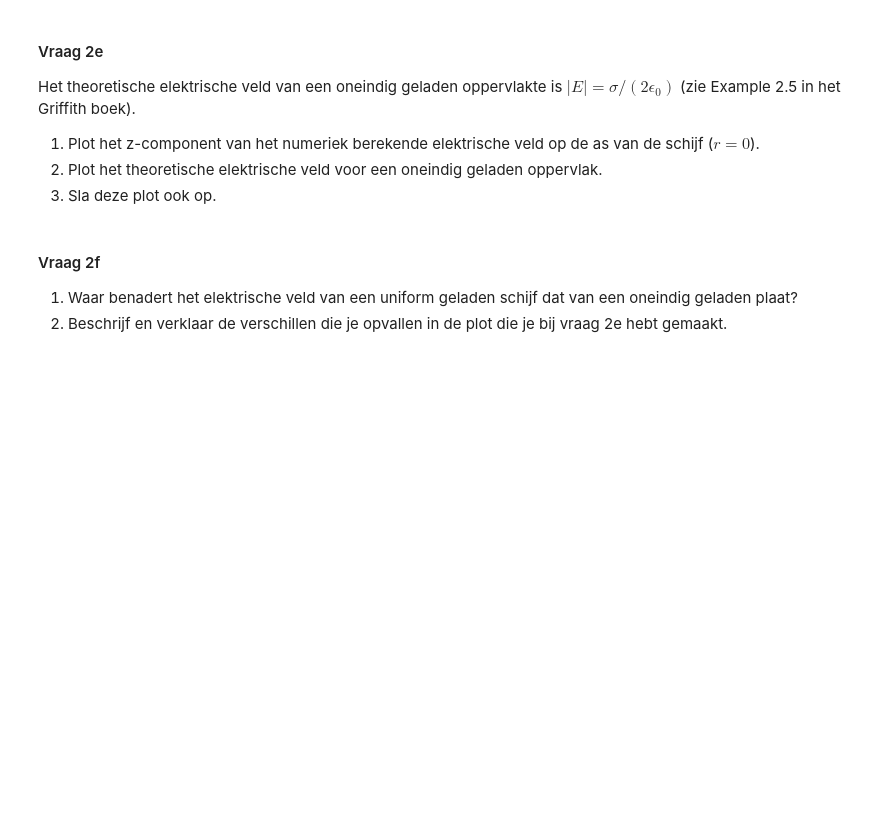
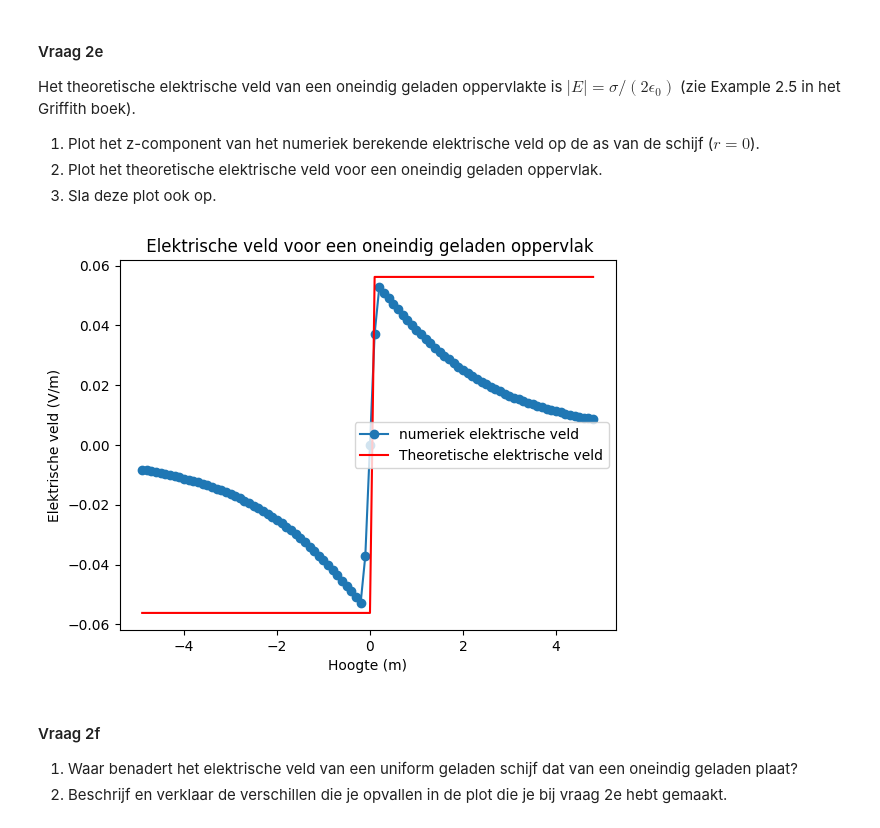
Before and after one commit to JSlootsTUD/opdrachten-DEF-D-Justin, a Jupyter notebook: DigitaleOntwerpopdrachten/1CondensatorOpdracht/CondensatorOntwerpopdracht.ipynb, the cells around one changed output. Saved outputs shown, nothing was run; the diff lists cells and outputs as text; code cells hidden in the pictures; blank space fills up the shorter version.

```diff
--- a/DigitaleOntwerpopdrachten/1CondensatorOpdracht/CondensatorOntwerpopdracht.ipynb
+++ b/DigitaleOntwerpopdrachten/1CondensatorOpdracht/CondensatorOntwerpopdracht.ipynb
@@ -270,9 +277,21 @@ Het theoretische elektrische veld van een oneindig geladen oppervlakte is $|E| =
 2. Plot het theoretische elektrische veld voor een oneindig geladen oppervlak.
 3. Sla deze plot ook op.
 # %%
-###
-###Hier jouw code###
-###
+E_z = normE[:,0]*(z_for_E/np.abs(z_for_E))
+E_z_theoretisch = (sigma/(2*epsilon0))*(z_for_E/np.abs(z_for_E)) # Theoretische elektrische veld voor een oneindig geladen oppervlak
+
+
+plt.figure()
+plt.plot(z_for_E, E_z, "o-", label="numeriek elektrische veld")
+plt.plot(z_for_E, E_z_theoretisch, "r", label="Theoretische elektrische veld")
+plt.title(" Elektrische veld voor een oneindig geladen oppervlak")
+plt.xlabel("Hoogte (m)")
+plt.ylabel("Elektrische veld (V/m)")
+plt.legend()
+plt.savefig("Elektrische_veld_Opdracht_2e_r=3m.png", dpi=300)
+plt.show()
+# %% [output]
+[figure, added]
 # %% [markdown]
 #### Vraag 2f
 1. Waar benadert het elektrische veld van een uniform geladen schijf dat van een oneindig geladen plaat?
```
Also changed, not shown: parts of 4 cells of this notebook, 2 other files.
